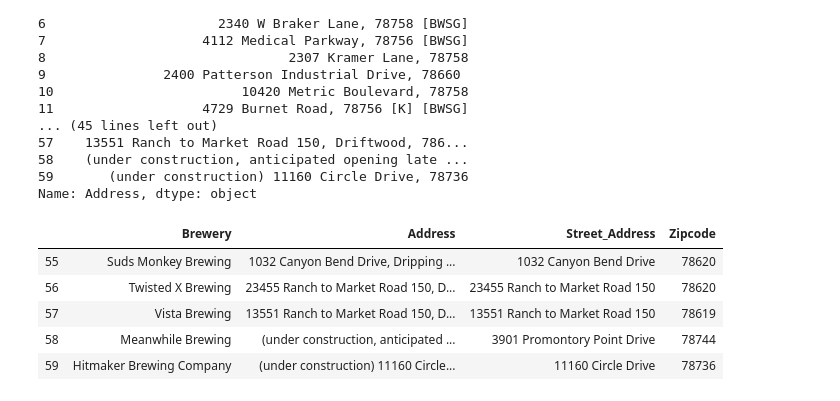
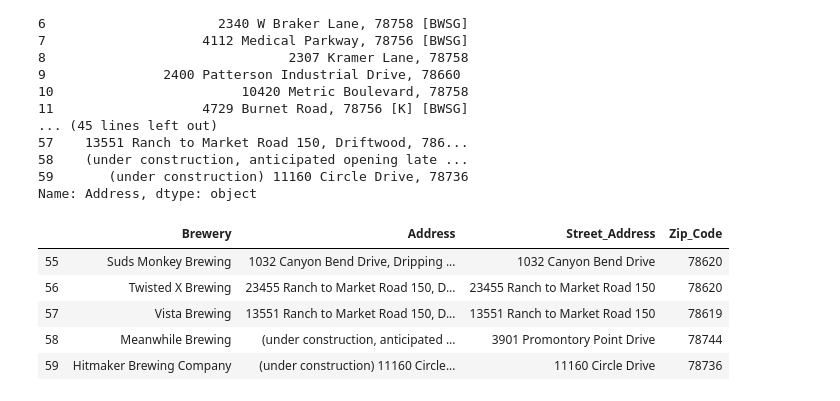
Before and after one commit to asianhenry/austin-breweries, a Jupyter notebook: beer_scrape.ipynb, the cells around one changed output. Cells and saved outputs as stored; diff of their text form; code cells hidden in the pictures.

```diff
--- a/beer_scrape.ipynb
+++ b/beer_scrape.ipynb
@@ -98,10 +98,10 @@ df['Address']
 59       (under construction) 11160 Circle Drive, 78736
 Name: Address, dtype: object
 # %%
-df['Zipcode'] = df['Address'].str.extract('(\s7\d\d\d\d)', expand=True)
+df['Zip_Code'] = df['Address'].str.extract('(\s7\d\d\d\d)', expand=True)
 df.tail()
 # %% [output]
-|  | Brewery | Address | Street_Address | Zipcode |
+|  | Brewery | Address | Street_Address | Zip_Code |
 | 55 | Suds Monkey Brewing | 1032 Canyon Bend Drive, Dripping ... | 1032 Canyon Bend Drive | 78620 |
 | 56 | Twisted X Brewing | 23455 Ranch to Market Road 150, D... | 23455 Ranch to Market Road 150 | 78620 |
 | 57 | Vista Brewing | 13551 Ranch to Market Road 150, D... | 13551 Ranch to Market Road 150 | 78619 |
```
Also changed, not shown: parts of 5 cells of this notebook, 6 other files.
